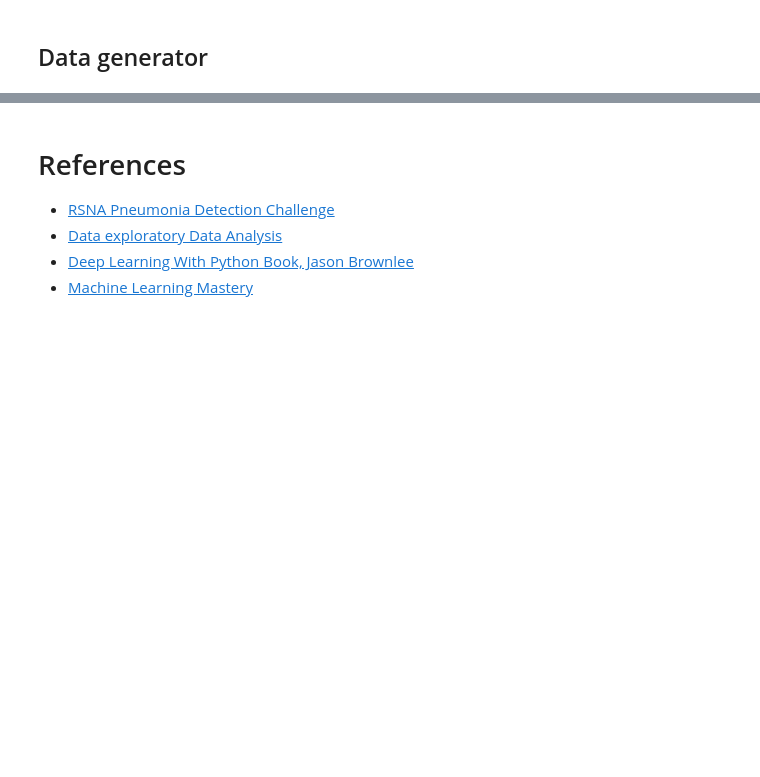
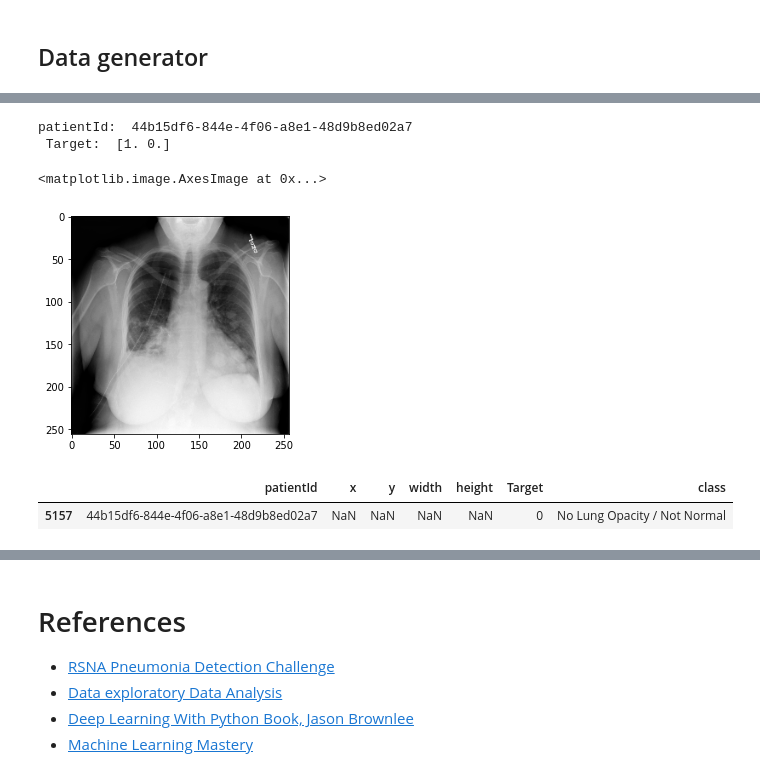
Before and after one commit to omarsayed7/RSNA-Pneumonia-Detection, a Jupyter notebook: RSNA_Pneumonia_Detection.ipynb, the cells around one changed output, grey strips where cells are left out. Saved outputs shown, nothing was run; the diff lists cells and outputs as text; code cells hidden in the pictures; blank space fills up the shorter version.

```diff
--- a/RSNA_Pneumonia_Detection.ipynb
+++ b/RSNA_Pneumonia_Detection.ipynb
@@ -441,0 +587,25 @@ total validation data: 5337
+# %%
+imgs = batch_two[1]
+# %%
+labels= batch_two[2]
+# %%
+idss = batch_two[0]
+# %%
+idx = 0
+iddddd = idss[idx]
+label = labels[idx]
+img = imgs[idx] * 255
+img = np.squeeze(img, axis = 2)
+# %%
+print('patientId: ',iddddd,'\n','Target: ', label)
+plt.imshow(img, cmap = 'gray')
+# %% [output]
+patientId:  44b15df6-844e-4f06-a8e1-48d9b8ed02a7
+ Target:  [1. 0.]
+<matplotlib.image.AxesImage at 0x...>
+[figure, added]
+# %%
+train_data.loc[train_data['patientId'] == iddddd]
+# %% [output]
+|  | patientId | x | y | width | height | Target | class |
+| 5157 | 44b15df6-844e-4f06-a8e1-48d9b8ed02a7 | NaN | NaN | NaN | NaN | 0 | No Lung Opacity / Not Normal |
```
Also changed, not shown: parts of 13 cells of this notebook.
